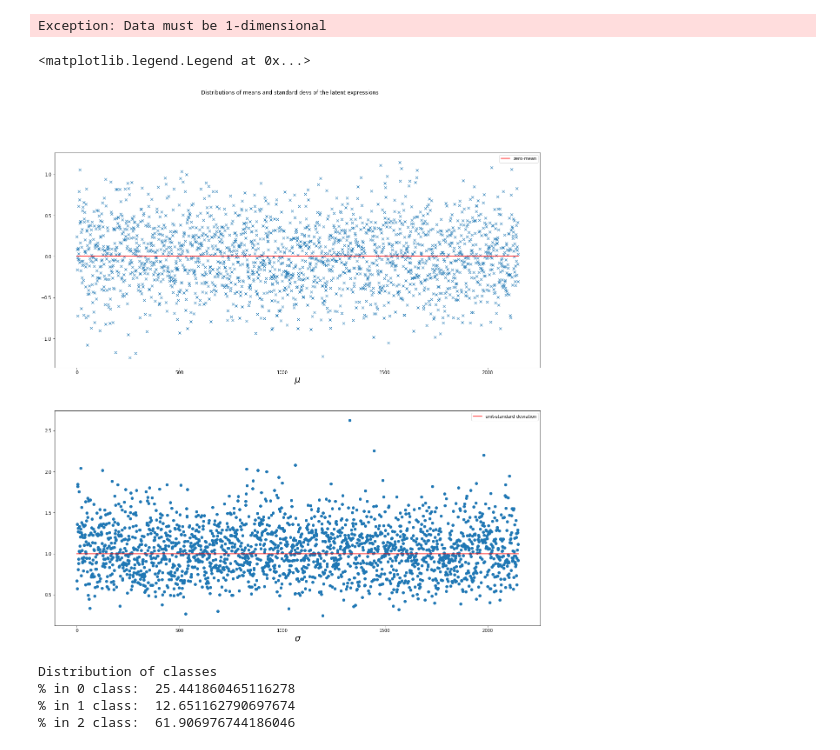
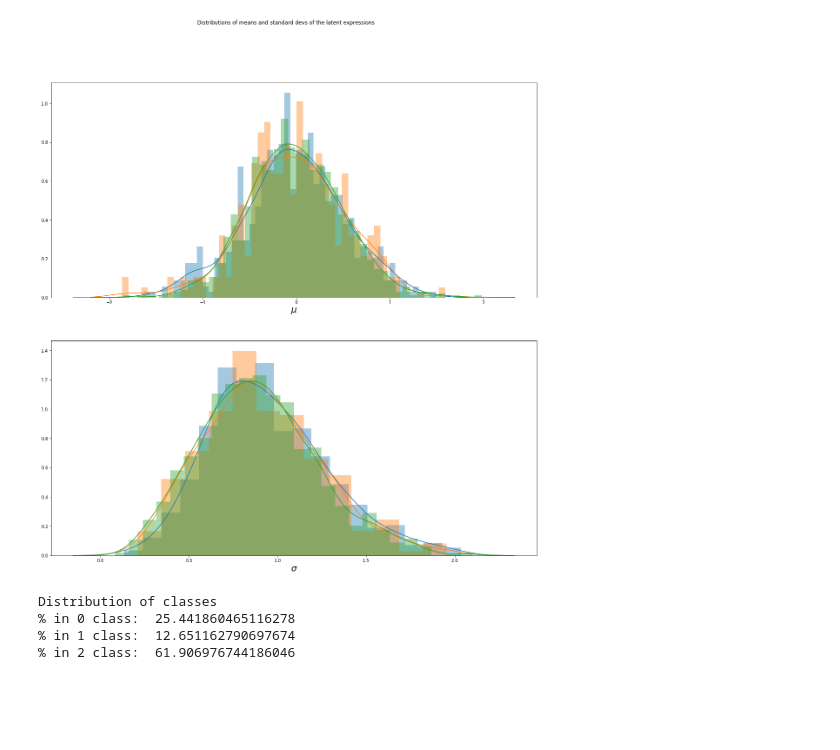
Before and after one commit to ATTPC/VAE-event-classification, a Jupyter notebook: notebooks/event_classification.ipynb, the cells around one changed output. Saved outputs shown, nothing was run; the diff lists cells and outputs as text; code cells hidden in the pictures; blank space fills up the shorter version.

Commit message:
KL divergence pairplot for latent expr

```diff
--- a/notebooks/event_classification.ipynb
+++ b/notebooks/event_classification.ipynb
@@ -24,33 +103,37 @@ n_test = test_latent.shape[0]
 
 train_targets = train_targets[:n_train]
 test_targets = test_targets[:n_test]
-# %%
-data = pd.DataFrame()
-data["train_latent"] = train_latent
-data["train_targets"] = train_targets
-# %% [output]
-Exception: Data must be 1-dimensional
+# %%
+where_zero = np.where(train_targets == 0)
+where_one = np.where(train_targets == 1)
+where_two = np.where(train_targets == 2)
 # %%
-means = np.average(train_latent, axis = 1)
-stds = np.std(train_latent, axis = 1)
+means_zero = np.average(train_latent[where_zero], axis = 1)
+means_one = np.average(train_latent[where_one], axis = 1)
+means_two = np.average(train_latent[where_two], axis = 1)
+
+means = [means_zero, means_one, means_two]
+
+stds_zero = np.std(train_latent[where_zero], axis = 1)
+stds_one = np.std(train_latent[where_one], axis = 1)
+stds_two = np.std(train_latent[where_two], axis = 1)
+
+stds = [stds_zero, stds_one, stds_two]
 
 fig, axs = plt.subplots(nrows = 2, figsize = (20, 20))
 fig.suptitle("Distributions of means and standard devs of the latent expressions")
 
-axs[0].plot(means, "x")
-axs[0].plot([0, 2150], [0, 0], "r", label="zero-mean")
+for mean in means:
+    sns.distplot(mean, ax=axs[0], norm_hist=False, bins = 50)
+    #axs[0].plot([np.average(mean)]*2, [0, 1.0], "r", label=r"mean $\mu$")
+    axs[0].set_xlabel(r"$\mu$", size = 20)
 
-axs[0].set_xlabel(r"$\mu$", size = 20)
-axs[0].legend()
-
-axs[1].plot(stds, "o")
-axs[1].plot([0, 2150], [1, 1], "r", label="unit-standard deviation")
-
-axs[1].set_xlabel(r"$\sigma$", size = 20)
-axs[1].legend()
+for std in stds:
+    sns.distplot(std, ax=axs[1], norm_hist=False)
+    #axs[1].plot([np.average(stds)]*2, [0, 1.4], "r", label=r"mean $\sigma$")
+    axs[1].set_xlabel(r"$\sigma$", size = 20)
 # %% [output]
-<matplotlib.legend.Legend at 0x...>
-[figure, old version]
+[figure, new version]
 # %%
 n_zero = sum(train_targets == 0)
 n_one = sum(train_targets == 1)
```
Also changed, not shown: parts of 10 cells of this notebook.
